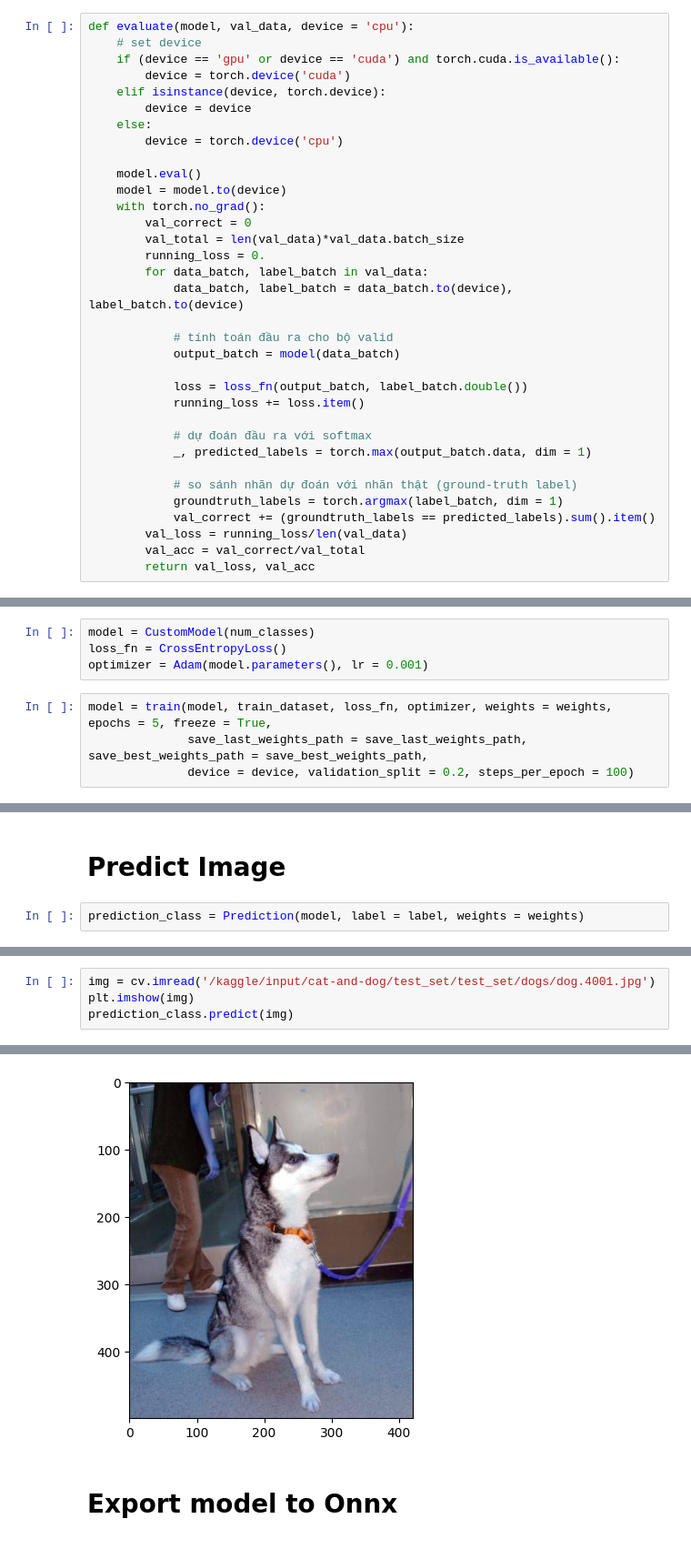
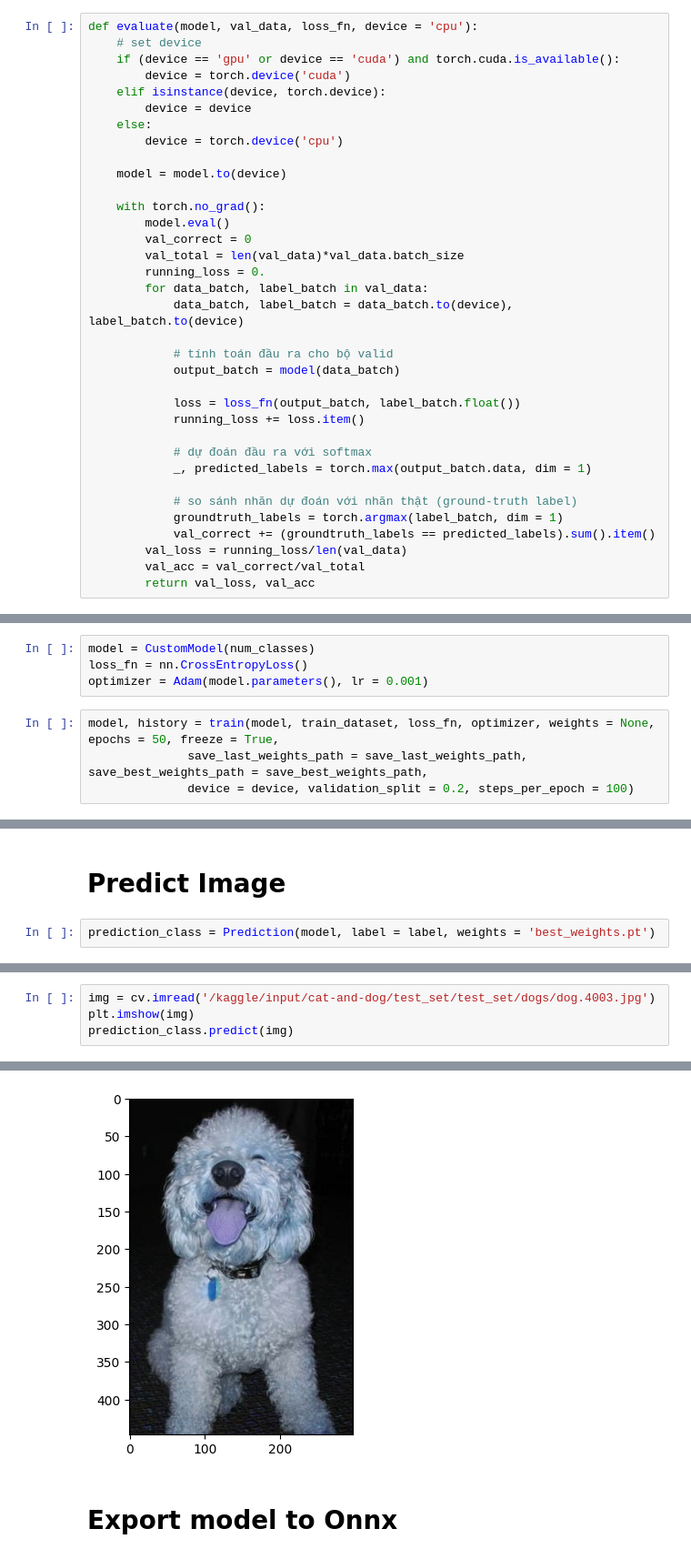
Before and after one commit to manhcuong02/Dog-and-Cat-Classification, a Jupyter notebook: pytorch-dog-and-cat-classification.ipynb, the cells around one changed output, grey strips where cells are left out. Shown at 91% size. Drawn from its saved outputs; the diff is of its cells as text.

```diff
--- a/pytorch-dog-and-cat-classification.ipynb
+++ b/pytorch-dog-and-cat-classification.ipynb
@@ -185,7 +176,7 @@ class CustomModel(nn.Module):
 # %% [markdown]
 # Evaluate function
 # %%
-def evaluate(model, val_data, device = 'cpu'):
+def evaluate(model, val_data, loss_fn, device = 'cpu'):
     # set device
     if (device == 'gpu' or device == 'cuda') and torch.cuda.is_available():
         device = torch.device('cuda')
@@ -194,9 +185,10 @@ def evaluate(model, val_data, device = 'cpu'):
     else:
         device = torch.device('cpu')
 
-    model.eval()
     model = model.to(device)
+
     with torch.no_grad():
+        model.eval()
         val_correct = 0
         val_total = len(val_data)*val_data.batch_size
         running_loss = 0.
@@ -206,7 +198,7 @@ def evaluate(model, val_data, device = 'cpu'):
             # tính toán đầu ra cho bộ valid
             output_batch = model(data_batch)
 
-            loss = loss_fn(output_batch, label_batch.double())
+            loss = loss_fn(output_batch, label_batch.float())
             running_loss += loss.item()
 
             # dự đoán đầu ra với softmax
@@ -470,10 +474,10 @@ train_dataset = CustomDataset(train_dir, transform = data_augmentation, target_t
 train_dataset = DataLoader(train_dataset, batch_size = 16, shuffle = True, num_workers = 1, drop_last = True)
 # %%
 model = CustomModel(num_classes)
-loss_fn = CrossEntropyLoss()
+loss_fn = nn.CrossEntropyLoss()
 optimizer = Adam(model.parameters(), lr = 0.001)
 # %%
-model = train(model, train_dataset, loss_fn, optimizer, weights = weights, epochs = 5, freeze = True,
+model, history = train(model, train_dataset, loss_fn, optimizer, weights = None, epochs = 50, freeze = True,
               save_last_weights_path = save_last_weights_path, save_best_weights_path = save_best_weights_path,
               device = device, validation_split = 0.2, steps_per_epoch = 100)
 # %% [output]
@@ -490,7 +519,7 @@ Saved successfully last weights to: last_weights.pt
 # %% [markdown]
 # Predict Image
 # %%
-prediction_class = Prediction(model, label = label, weights = weights)
+prediction_class = Prediction(model, label = label, weights = 'best_weights.pt')
 # %%
 img = cv.imread('/kaggle/input/cat-and-dog/test_set/test_set/cats/cat.4001.jpg')
 plt.imshow(img)
@@ -499,12 +528,12 @@ prediction_class.predict(img)
 ['cat']
 [figure]
 # %%
-img = cv.imread('/kaggle/input/cat-and-dog/test_set/test_set/dogs/dog.4001.jpg')
+img = cv.imread('/kaggle/input/cat-and-dog/test_set/test_set/dogs/dog.4003.jpg')
 plt.imshow(img)
 prediction_class.predict(img)
 # %% [output]
 ['dog']
-[figure, old version]
+[figure, new version]
 # %% [markdown]
 # Export model to Onnx
 # %%
```
Also changed, not shown: parts of 9 cells of this notebook, 3 other files.
